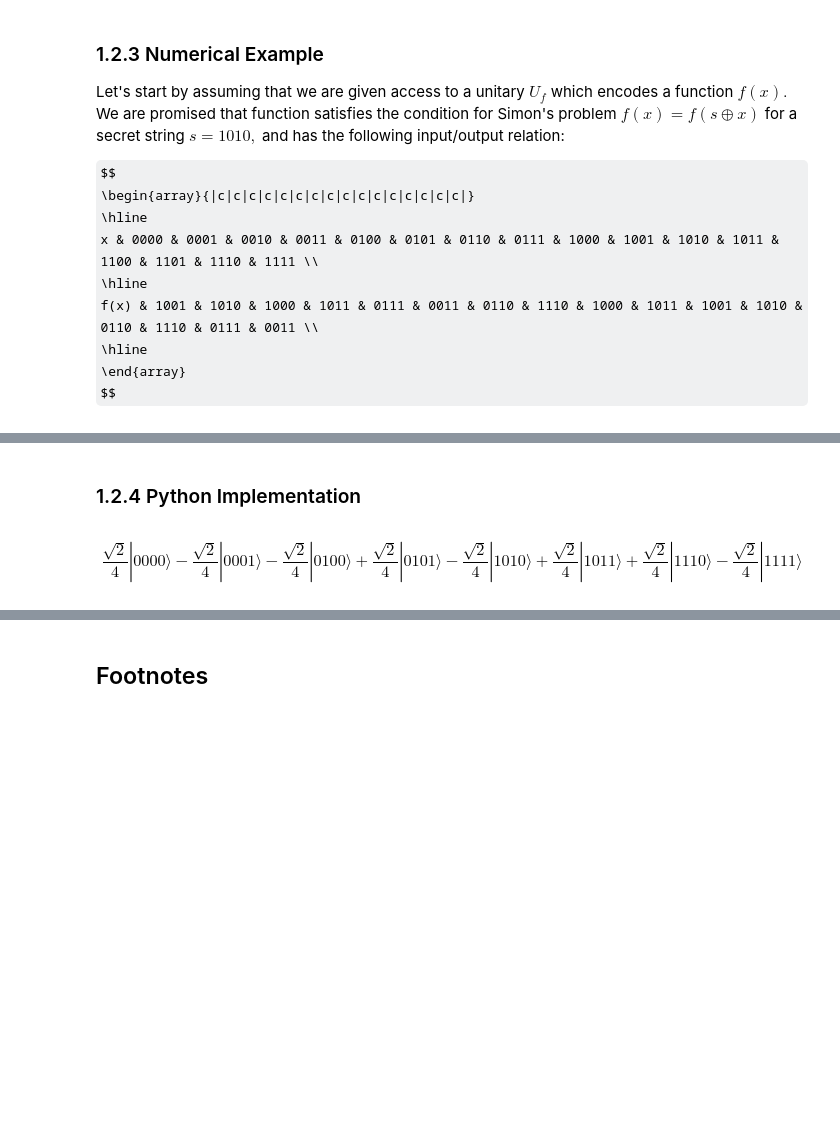
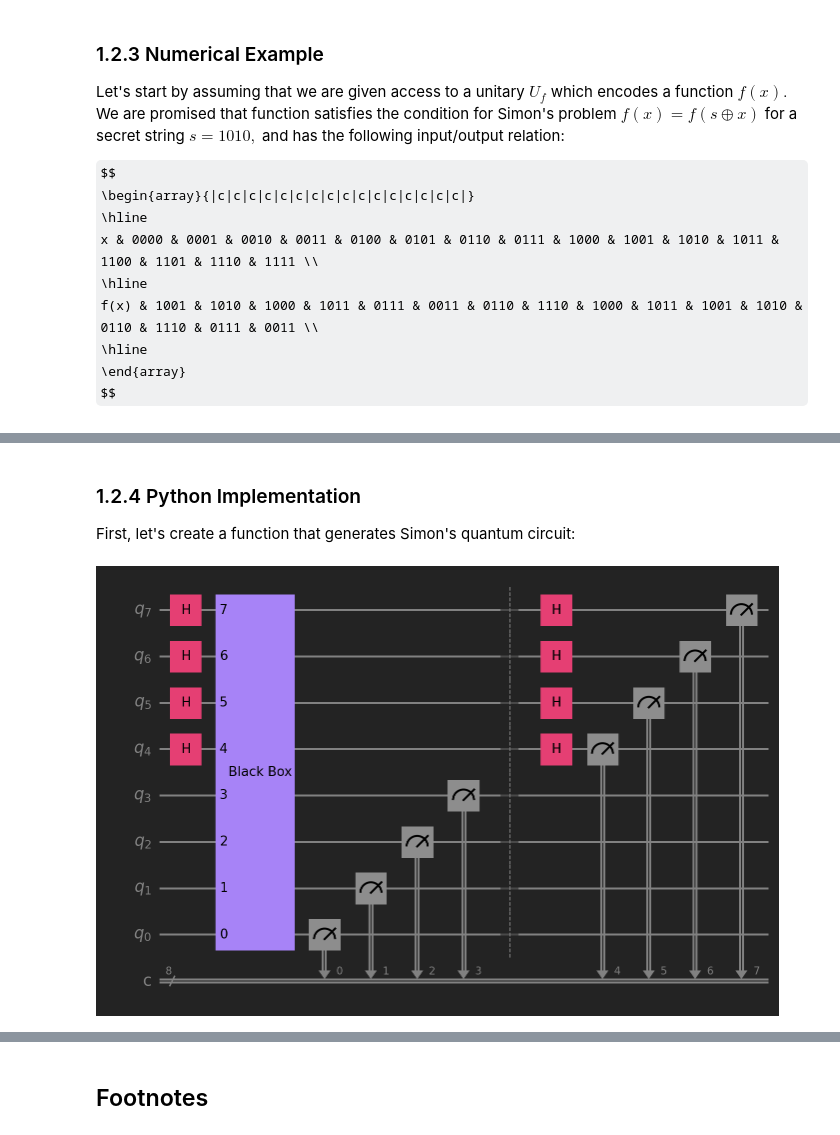
Before and after one commit to learn-quantum/lqc-textbook, a Jupyter notebook: chapters/04_quantum_algorithms/04_03_simons.ipynb, the cells around one changed output, grey strips where cells are left out. Cells and saved outputs as stored; diff of their text form; code cells hidden in the pictures; some formulas as TeX source; blank space fills up the shorter version.

Commit message:
update 04_03 nb and images

```diff
--- a/chapters/04_quantum_algorithms/04_03_simons.ipynb
+++ b/chapters/04_quantum_algorithms/04_03_simons.ipynb
@@ -212,13 +212,13 @@ x     f(x)
 # %% [markdown]
 Let us now run a classical procedure to solve Simon's problem by picking different input values of $x$ at random until we find two matching values of $f(x).$ Once found, we can then extract the encoded secret string $s$ by taking the **XOR** between the two inputs that produced the matching outputs:
 # %%
-n = 4                        # String length
+n = 7                        # String length
 bb, s = black_box(n)         # Generate black box and secret string
 
 fx_meas = {}                  # Dictionary to store string extracted from f(x) and the corresponding value of x
 match = False                 # Has a match been found?
 x_avail = list(range(2**n))   # List with all possible x values to try
-n_tries = 0
+tries = 0                     # Number of tries to find s
 
 while not match:
 
@@ -240,7 +240,7 @@ while not match:
     job = simulator.run(qc_t, shots=1, memory=True)
     fx = job.result().get_memory()[0]
 
-    n_tries += 1
+    tries += 1
 
     if fx in fx_meas:
         s_out = np.binary_repr(x_int ^ int(fx_meas[fx], 2), n)
@@ -250,5 +250,5 @@ while not match:
 
 print(f'secret string: {s}')
 print(f'extracted string: {s_out}')
-print(f'number of tries: {n_tries} (out of {int(2**n/2)} possible outputs)')
+print(f'number of tries: {tries} (out of {int(2**n/2)} possible outputs)')
 # %% [output]
@@ -654,10 +662,23 @@ $$
 # %% [markdown]
 ### 1.2.4 Python Implementation
+
+First, let's create a function that generates Simon's quantum circuit:
 # %%
-from qiskit.quantum_info import Statevector
-qc = QuantumCircuit(4)
-qc.prepare_state(1/np.sqrt(2)*(Statevector.from_int(7,2**4)+Statevector.from_int(13,2**4)),range(4))
-qc.h(range(4))
-Statevector(qc)
+def simons_cir(n):
+    bb, s = black_box(n)                     # generate random black-box of n input qubits
+
+    qc_s = QuantumCircuit(2*n,2*n)
+    qc_s.h(range(n,2*n))                     # Hadamard gates top n qubits
+    qc_s.append(bb,range(2*n))               # append black box to circuit
+    qc_s.measure(range(n),range(n))          # measure bottom n qubits
+    qc_s.barrier()
+    qc_s.h(range(n,2*n))                     # Hadamard gates on top n qubits
+    qc_s.measure(range(n,2*n),range(n,2*n))  # measure top n qubits
+
+    return qc_s, s
-# %% [output]
-$$\frac{\sqrt{2}}{4} |0000\rangle- \frac{\sqrt{2}}{4} |0001\rangle- \frac{\sqrt{2}}{4} |0100\rangle+\frac{\sqrt{2}}{4} |0101\rangle- \frac{\sqrt{2}}{4} |1010\rangle+\frac{\sqrt{2}}{4} |1011\rangle+\frac{\sqrt{2}}{4} |1110\rangle- \frac{\sqrt{2}}{4} |1111\rangle$$
+# %%
+# Draw example of Simon's circuit for 4 qubits
+qc = simons_cir(4)[0]
+qc.draw()
+# %% [output]
+[figure, added]
```
Also changed, not shown: parts of 16 cells of this notebook, 3 other files.
